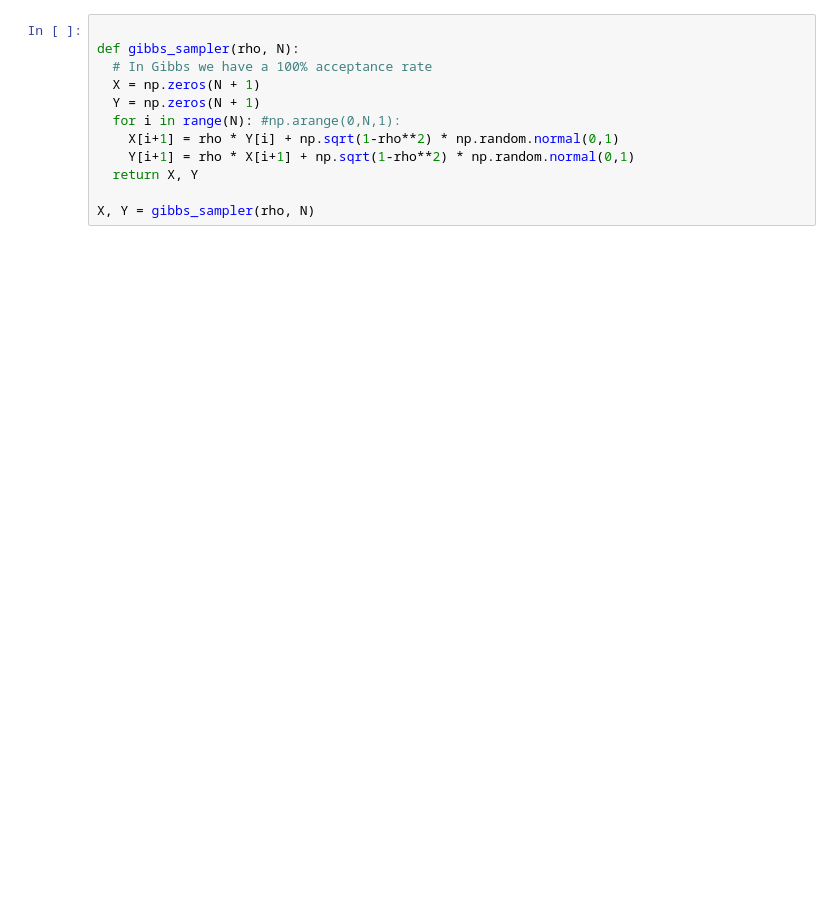
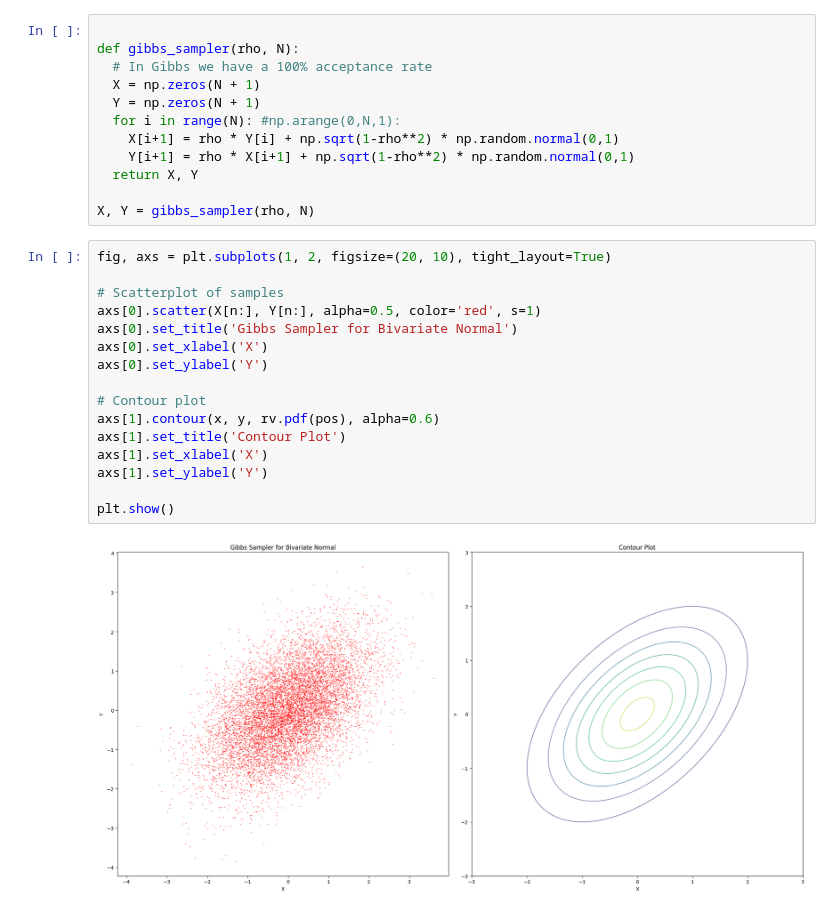
Before and after one commit to apurvanakade/2024F-monte-carlo-methods, a Jupyter notebook: Gibbs.ipynb, the cells around one changed output. Cells and saved outputs as stored; diff of their text form; blank space fills up the shorter version.

```diff
--- a/Gibbs.ipynb
+++ b/Gibbs.ipynb
@@ -26,3 +55,21 @@ def gibbs_sampler(rho, N):
   return X, Y
 
 X, Y = gibbs_sampler(rho, N)
+# %%
+fig, axs = plt.subplots(1, 2, figsize=(20, 10), tight_layout=True)
+
+# Scatterplot of samples
+axs[0].scatter(X[n:], Y[n:], alpha=0.5, color='red', s=1)
+axs[0].set_title('Gibbs Sampler for Bivariate Normal')
+axs[0].set_xlabel('X')
+axs[0].set_ylabel('Y')
+
+# Contour plot
+axs[1].contour(x, y, rv.pdf(pos), alpha=0.6)
+axs[1].set_title('Contour Plot')
+axs[1].set_xlabel('X')
+axs[1].set_ylabel('Y')
+
+plt.show()
+# %% [output]
+[figure, added]
```
Also changed, not shown: parts of 6 cells of this notebook.
